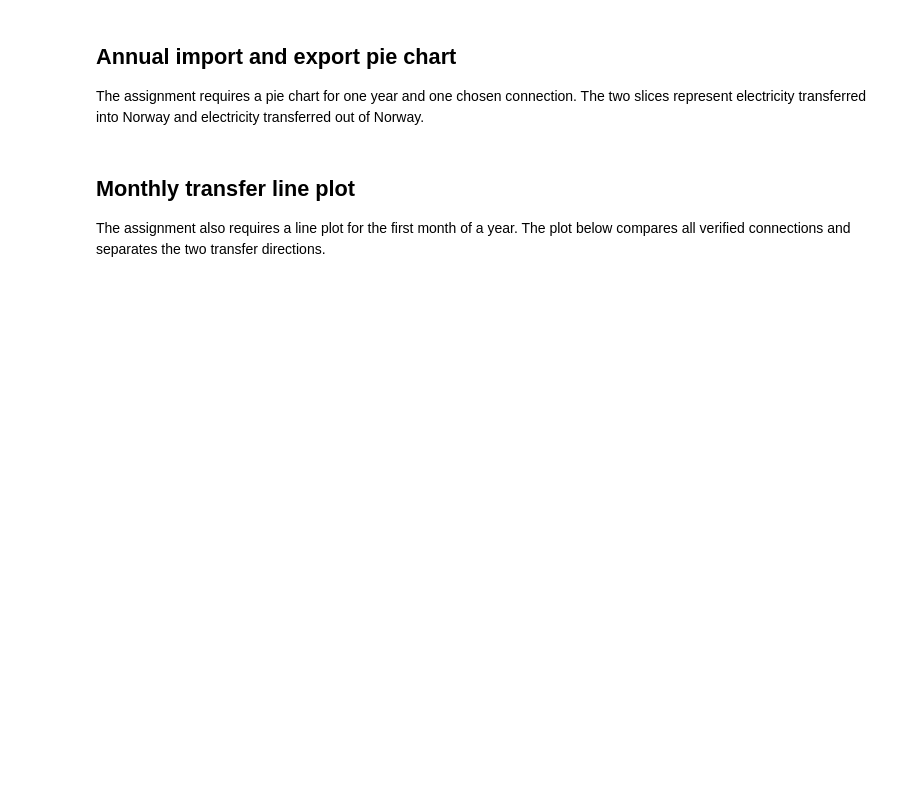
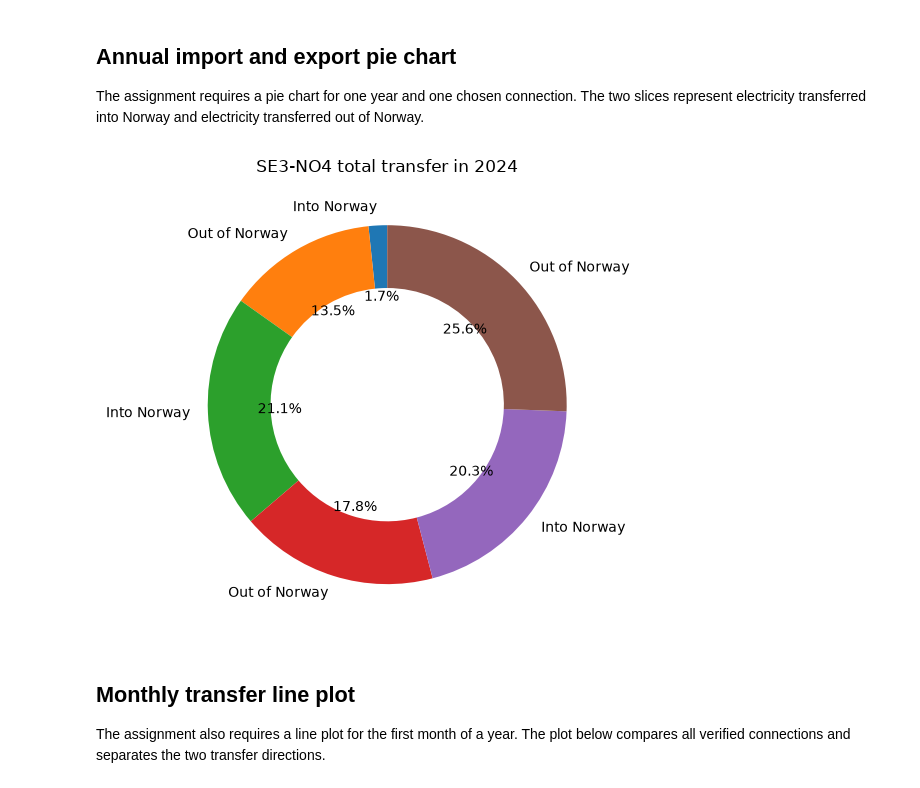
Before and after one commit to Mehdij1511/IND320-Mehdij1511, a Jupyter notebook: Project Notebooks/ProjectPart2.ipynb, the cells around one changed output. Cells and saved outputs as stored; diff of their text form; code cells hidden in the pictures; blank space fills up the shorter version.

```diff
--- a/Project Notebooks/ProjectPart2.ipynb
+++ b/Project Notebooks/ProjectPart2.ipynb
@@ -86,23 +86,28 @@ The assignment requires a pie chart for one year and one chosen connection. The
 # %%
 # Select the main connection and the first available year for the pie chart.
 chosen_connection = "SE3-NO4"
 chosen_year = int(monthly_flows[monthly_flows["connection"] == chosen_connection]["year"].min())
 
 # Keep only the selected connection and year.
 chosen_data = monthly_flows[
     (monthly_flows["connection"] == chosen_connection)
     & (monthly_flows["year"] == chosen_year)
 ]
 
 # Create a pie chart comparing the two transfer directions.
-fig_pie = px.pie(
-    chosen_data,
-    names="direction",
-    values="total_energy_mwh",
-    title=f"{chosen_connection} total transfer in {chosen_year}",
-    hole=0.35,
+fig, ax = plt.subplots(figsize=(7, 5))
+ax.pie(
+    chosen_data["total_energy_mwh"],
+    labels=chosen_data["direction"],
+    autopct="%.1f%%",
+    startangle=90,
+    wedgeprops={"width": 0.35},
 )
-fig_pie
+ax.set_title(f"{chosen_connection} total transfer in {chosen_year}")
+plt.tight_layout()
+plt.show()
+# %% [output]
+[figure, added]
 # %% [markdown]
 ## Monthly transfer line plot
 
```
Also changed, not shown: parts of 2 cells of this notebook, 3 other files.
